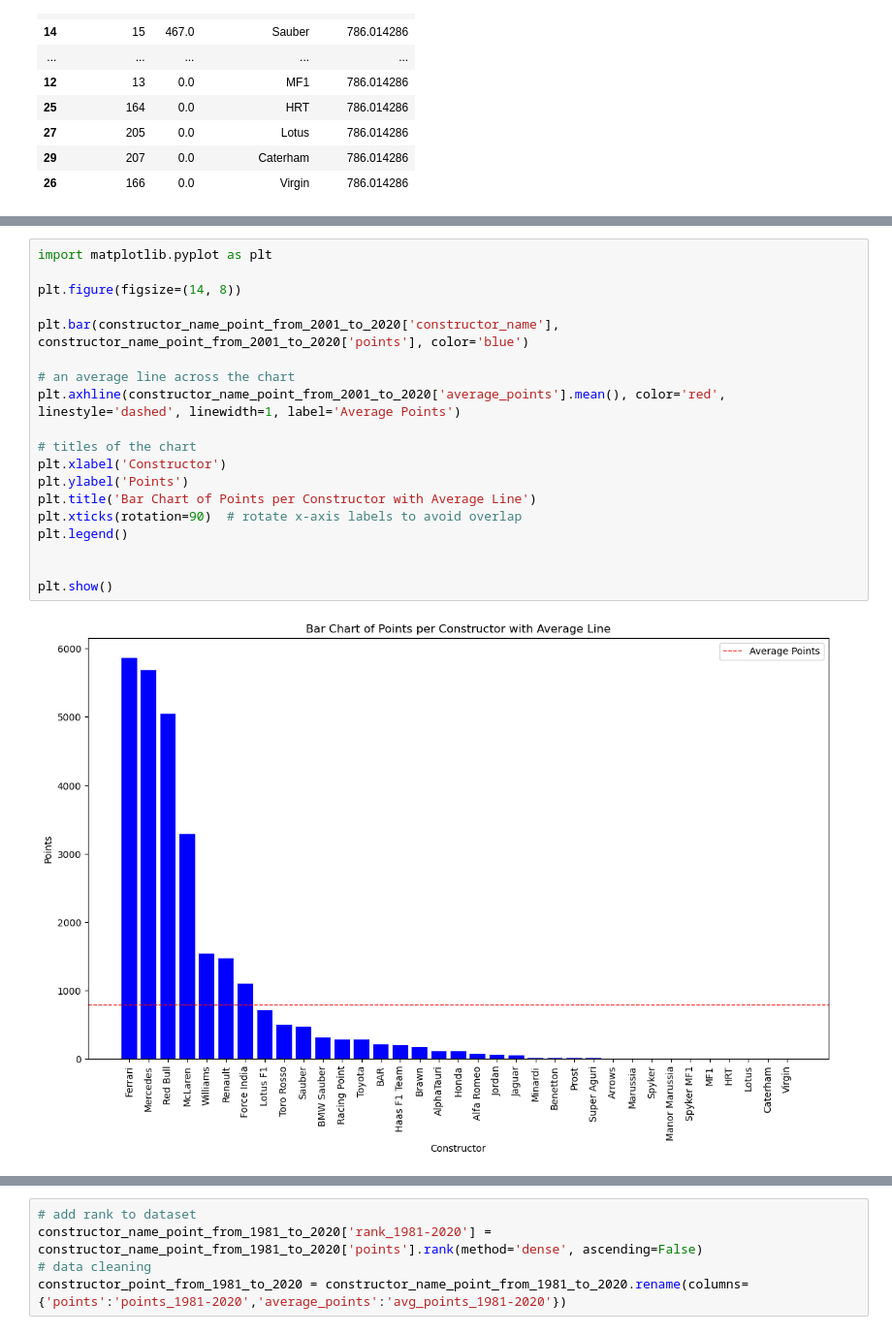
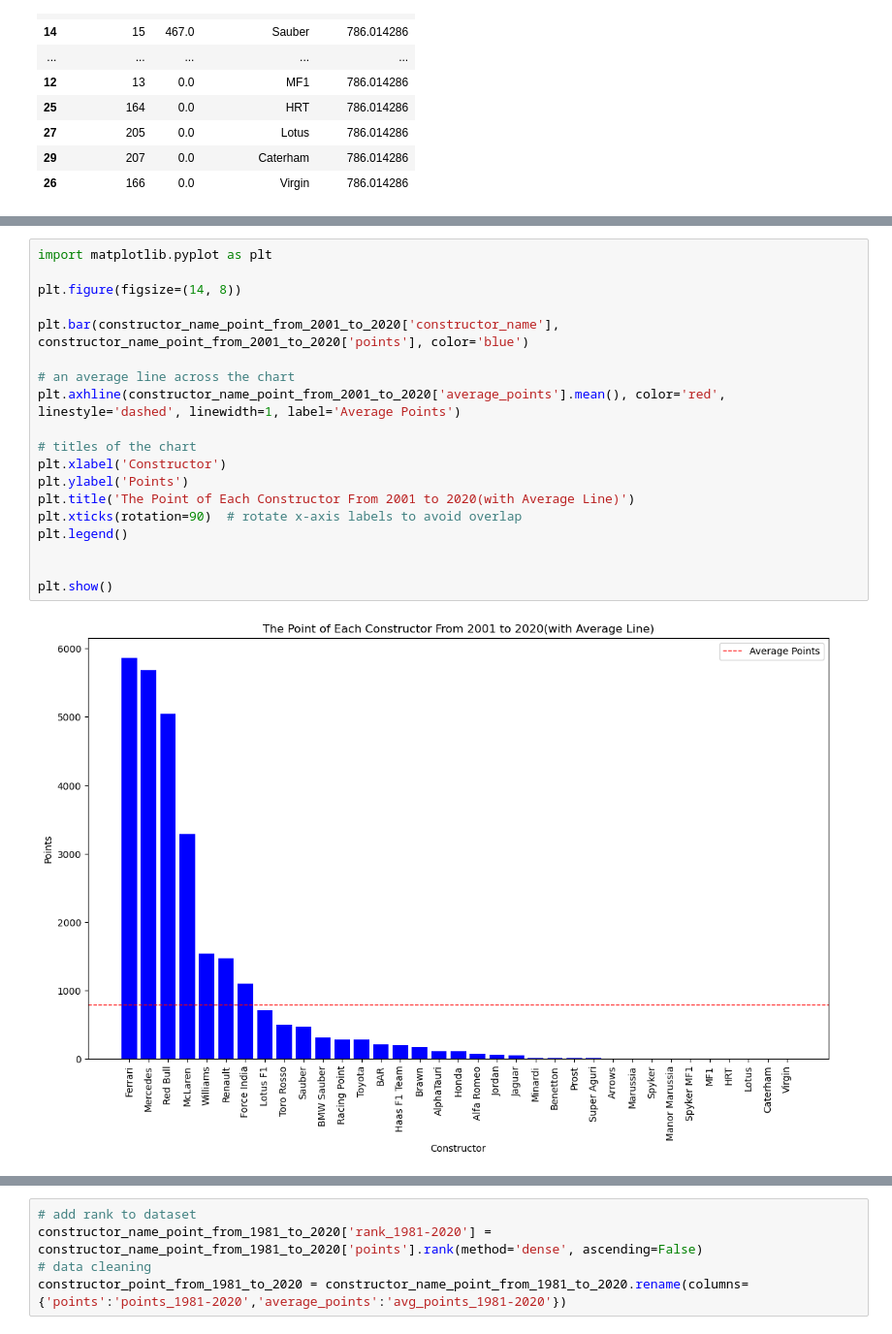
Before and after one commit to cyberAcaleph/qtm530fall2024, a Jupyter notebook: Lecture 03/homework3.ipynb, the cells around one changed output, grey strips where cells are left out. Shown: that part at 97% size. Drawn from its saved outputs; the diff is of its cells as text.

```diff
--- a/Lecture 03/homework3.ipynb
+++ b/Lecture 03/homework3.ipynb
@@ -221,22 +410,22 @@ constructor_name_point_from_2001_to_2020
 # %%
 import matplotlib.pyplot as plt
 
 plt.figure(figsize=(14, 8))
 
 plt.bar(constructor_name_point_from_2001_to_2020['constructor_name'], constructor_name_point_from_2001_to_2020['points'], color='blue')
 
 # an average line across the chart
 plt.axhline(constructor_name_point_from_2001_to_2020['average_points'].mean(), color='red', linestyle='dashed', linewidth=1, label='Average Points')
 
 # titles of the chart
 plt.xlabel('Constructor')
 plt.ylabel('Points')
-plt.title('Bar Chart of Points per Constructor with Average Line')
+plt.title('The Point of Each Constructor From 2001 to 2020(with Average Line)')
 plt.xticks(rotation=90)  # rotate x-axis labels to avoid overlap
 plt.legend()
 
 
 plt.show()
 # %% [output]
-[figure, old version]
+[figure, new version]
 # %% [markdown]
```
Also changed, not shown: parts of 36 cells of this notebook, 2 other files.
